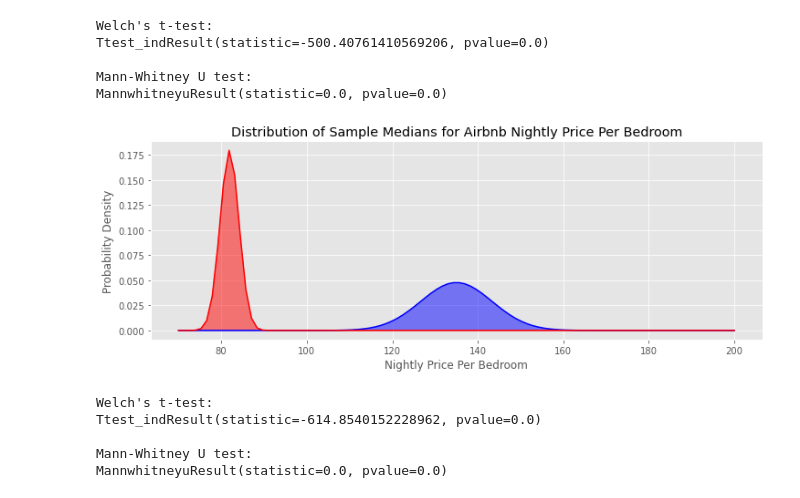
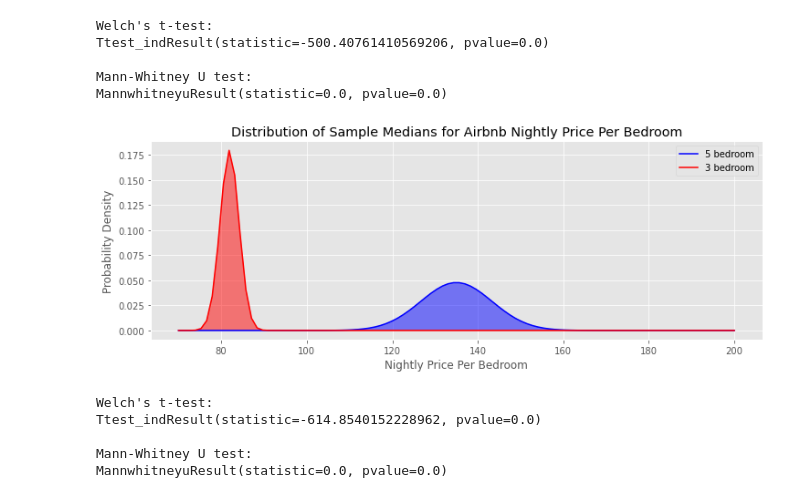
Before and after one commit to randallb15/Real-Estate-Analysis, a Jupyter notebook: StatisticalAnalysis.ipynb, the cells around one changed output. Saved outputs shown, nothing was run; the diff lists cells and outputs as text; code cells hidden in the pictures.

```diff
--- a/StatisticalAnalysis.ipynb
+++ b/StatisticalAnalysis.ipynb
@@ -242,34 +242,35 @@ MannwhitneyuResult(statistic=0.0, pvalue=0.0)
 # Creating a plot
 fig,ax = plt.subplots(figsize=(12,4))
 
 # Creating normal distributions for sample means and sample mean standard deviations.
 # So these are the sampling distributions for the sample mean.
 threebed = stats.norm(Austin3dfmedians.mean(), Austin3dfmedians.std())
 fivebed = stats.norm(Austin5dfmedians.mean(), Austin5dfmedians.std())
 
 # Creating a new array to use for x-axis.
 support = np.linspace(70, 200, 100)
 
 # call the probability density functions for each of the points on the x axis.
 fivebed_pdf = fivebed.pdf(support)
 threebed_pdf = threebed.pdf(support)
 
 # Plot the density functions we just created and filling with color to show overlap.
 # alpha here is transparency.
 ax.plot(support, fivebed_pdf, color='blue', label='5 bedroom')
 ax.fill(support, fivebed_pdf, color='blue', alpha=0.5)
 ax.plot(support, threebed_pdf, color='red', label='3 bedroom')
 ax.fill(support, threebed_pdf, color='red', alpha=0.5)
 
 # Legend - shows comparison between 1 bedroom and 3 bedroom.
 # It draws from the 'label' argument in the plotting function.
 # Also add a plot title.
+ax.legend()
 ax.set_xlabel('Nightly Price Per Bedroom')
 ax.set_ylabel('Probability Density')
 ax.set_title("Distribution of Sample Medians for Airbnb Nightly Price Per Bedroom");
 plt.savefig('img/3vs5bedroom.png')
 # %% [output]
-[figure, old version]
+[figure, new version]
 # %%
 # ttest in scipy is two sided.
 print("Welch's t-test:")
```
Also changed, not shown: 2 other files.
